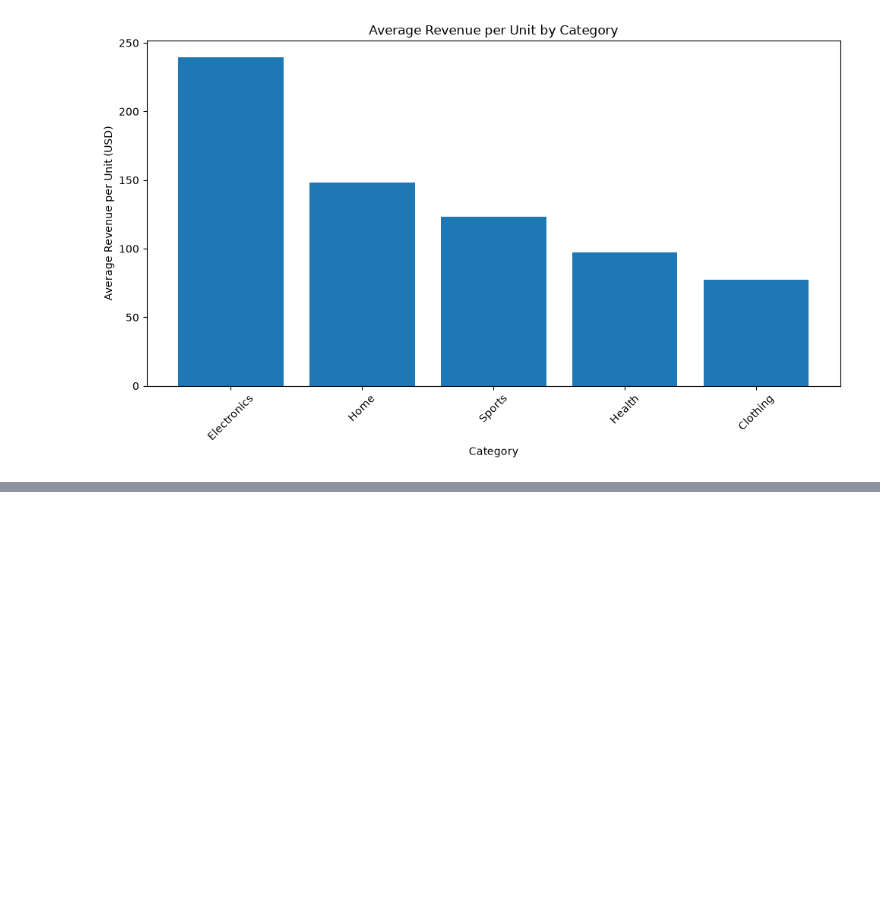
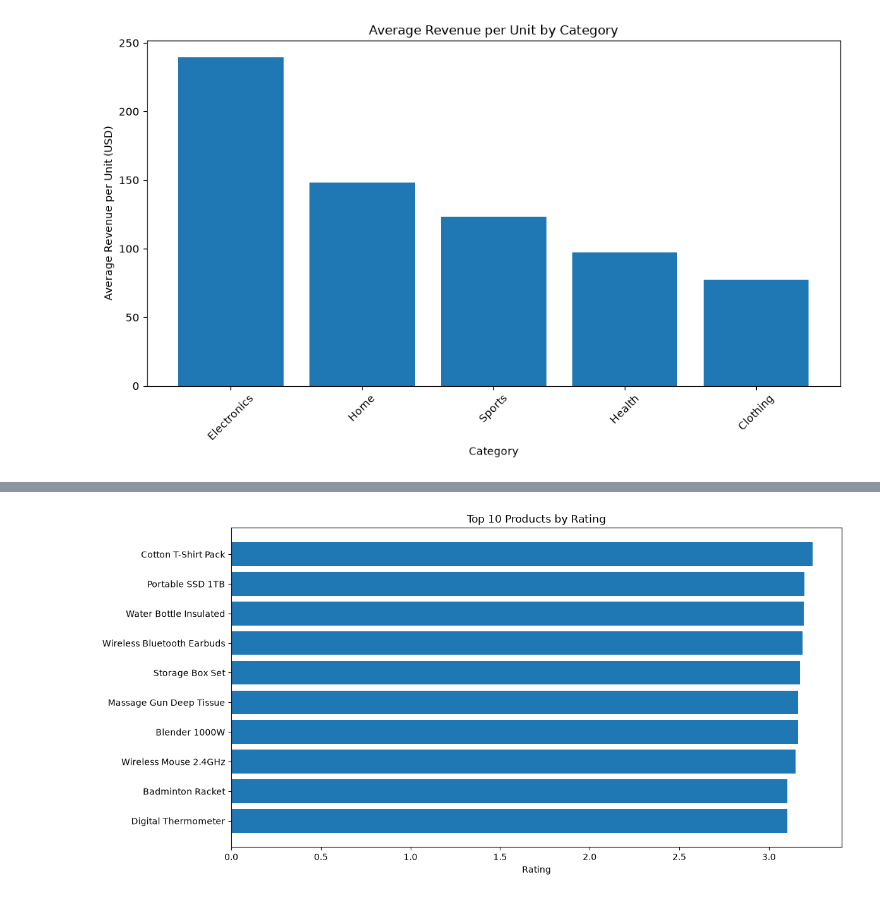
Before and after one commit to Suman-byte8/global-e-commerce-dataset-1M-records-2024-2026-analysis, a Jupyter notebook: notebooks/02_Exploratory_Data_Analysis.ipynb, the cells around one changed output, grey strips where cells are left out. Saved outputs shown, nothing was run; the diff lists cells and outputs as text; code cells hidden in the pictures; blank space fills up the shorter version.

```diff
--- a/notebooks/02_Exploratory_Data_Analysis.ipynb
+++ b/notebooks/02_Exploratory_Data_Analysis.ipynb
@@ -600,0 +734,10 @@ plt.show()
+# %%
+top_products_rating = (
+    completed_orders
+    .groupby("product_name")["rating"]
+    .mean()
+    .sort_values(ascending=False)
+    .head(10)
+)
+
+top_products_rating
@@ -600,0 +757,13 @@ plt.show()
+# %%
+plt.figure(figsize=(12,6))
+plt.barh(
+    top_products_rating.index[::-1],
+    top_products_rating.values[::-1]
+)
+plt.title("Top 10 Products by Rating")
+plt.xlabel("Rating")
+plt.tight_layout()
+plt.savefig("../images/top_products_rating.png")
+plt.show()
+# %% [output]
+[figure, added]
```
Also changed, not shown: parts of 17 cells of this notebook, 5 other files.
